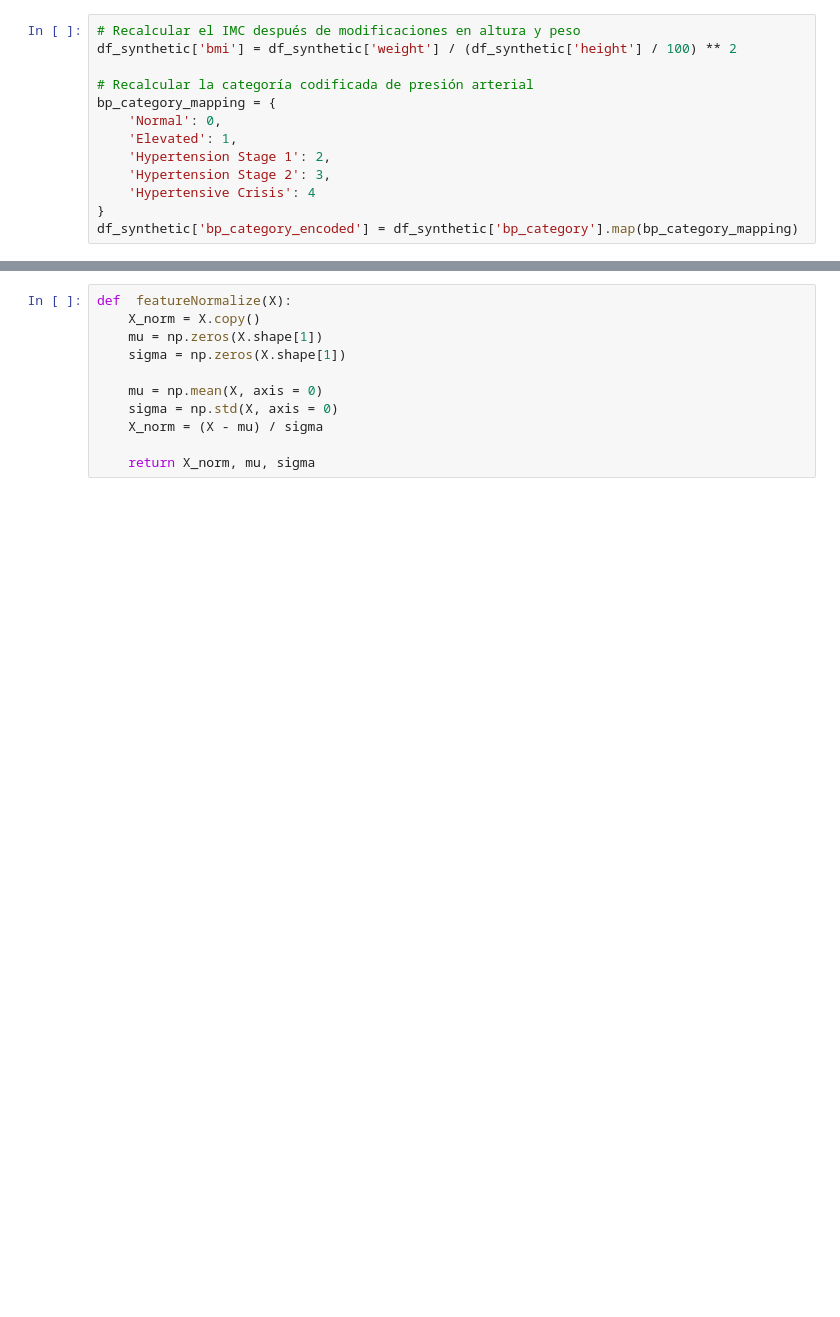
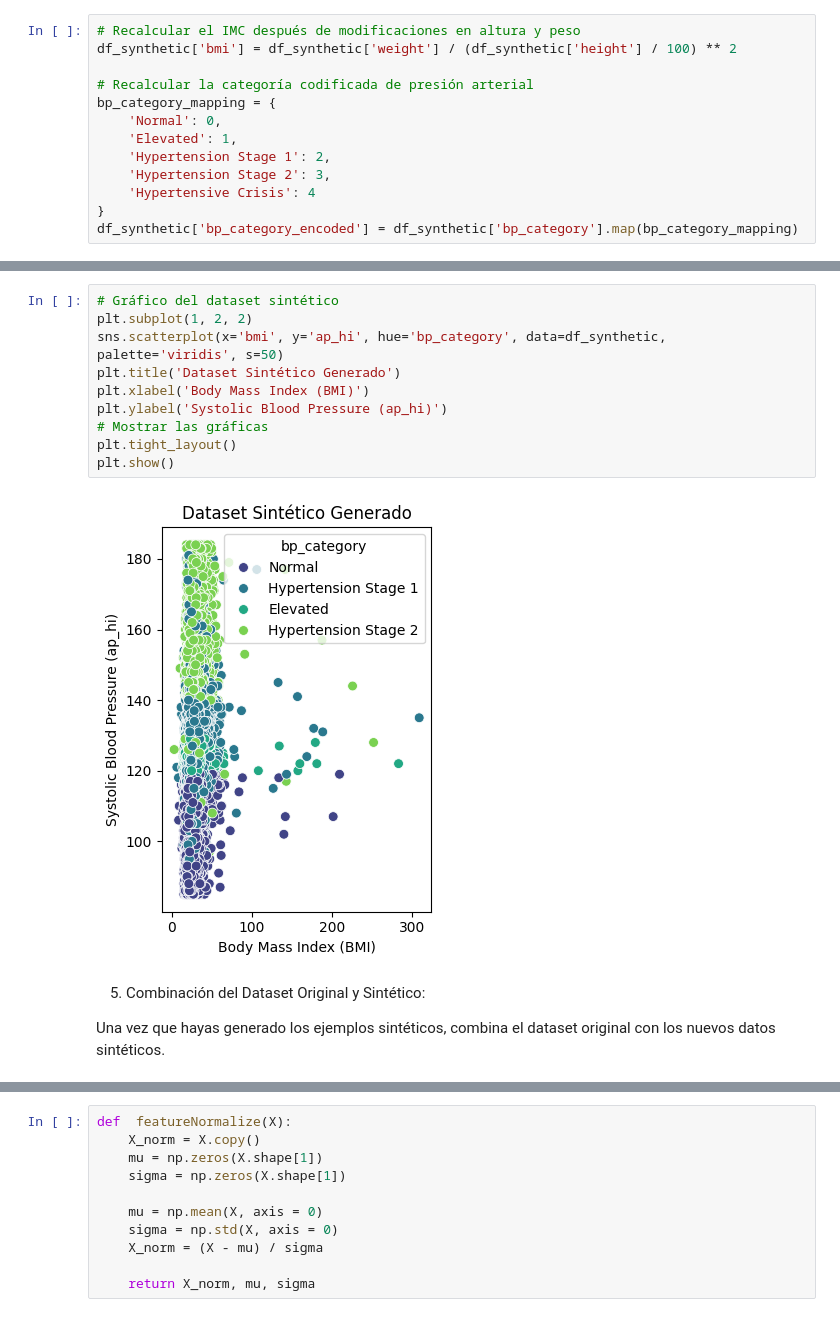
Before and after one commit to OrtegaJulio7/SIS420, a Jupyter notebook: Primer Parcial/1parcial.ipynb, the cells around one changed output, grey strips where cells are left out. Cells and saved outputs as stored; diff of their text form; blank space fills up the shorter version.

```diff
--- a/Primer Parcial/1parcial.ipynb
+++ b/Primer Parcial/1parcial.ipynb
@@ -287,3 +263,19 @@ df_synthetic['bp_category_encoded'] = df_synthetic['bp_category'].map(bp_categor
+# %%
+# Gráfico del dataset sintético
+plt.subplot(1, 2, 2)
+sns.scatterplot(x='bmi', y='ap_hi', hue='bp_category', data=df_synthetic, palette='viridis', s=50)
+plt.title('Dataset Sintético Generado')
+plt.xlabel('Body Mass Index (BMI)')
+plt.ylabel('Systolic Blood Pressure (ap_hi)')
+# Mostrar las gráficas
+plt.tight_layout()
+plt.show()
+# %% [output]
+[figure, added]
+# %% [markdown]
+5. Combinación del Dataset Original y Sintético:
+
+Una vez que hayas generado los ejemplos sintéticos, combina el dataset original con los nuevos datos sintéticos.
 # %%
 # Concatenar el dataset original y el dataset sintético
 # 4 etiquetas, de 0 a 3 (normal = 0, hypertension1 = 1, hypertension2 = 2, Elevated: 3)
```
Also changed, not shown: parts of 33 cells of this notebook.
